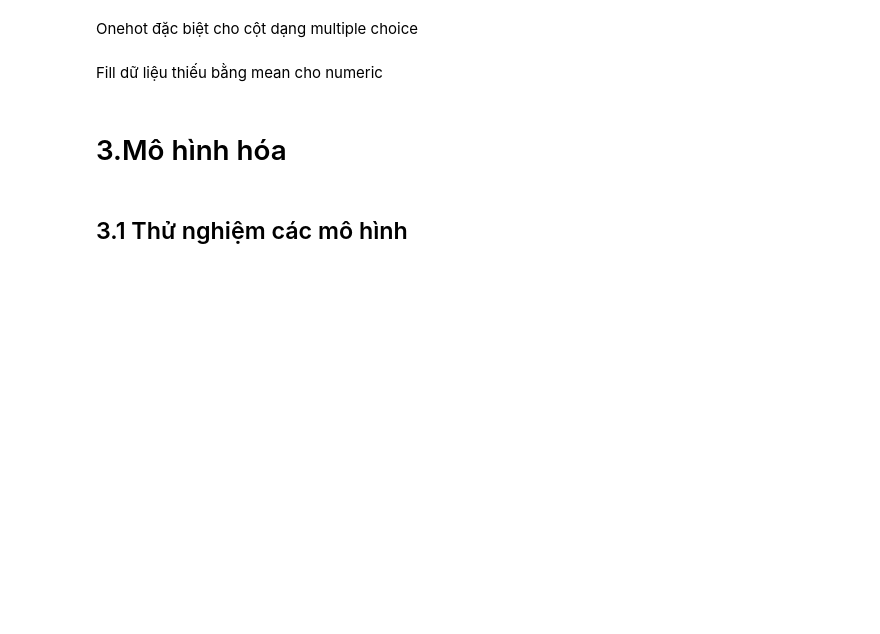
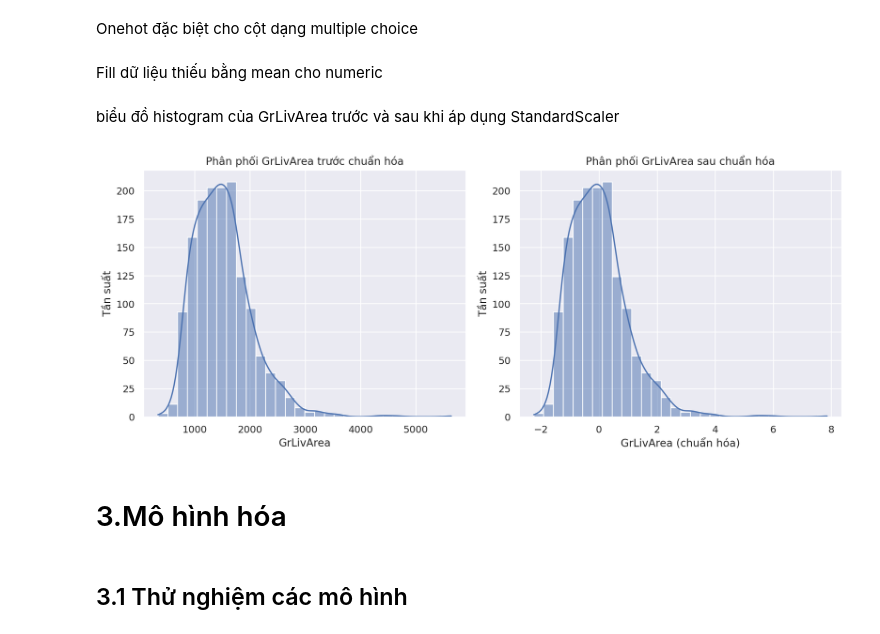
Before and after one commit to tienphat110203/HocMay, a Jupyter notebook: Notebook.ipynb, the cells around one changed output. Saved outputs shown, nothing was run; the diff lists cells and outputs as text; code cells hidden in the pictures; blank space fills up the shorter version.

```diff
--- a/Notebook.ipynb
+++ b/Notebook.ipynb
@@ -386,6 +458,41 @@ preprocessor = ColumnTransformer(
 preprocess_pipeline=Pipeline(steps=[('preprocessor', preprocessor)])
 #,
 #                                   ('scaler', StandardScaler(with_mean=True,with_std=True))])
+# %% [markdown]
+biểu đồ histogram của GrLivArea trước và sau khi áp dụng StandardScaler
+# %%
+
+
+# Load the dataset
+data_df = pd.read_csv('train.csv', index_col=0)
+
+# Select the GrLivArea column
+gr_liv_area = data_df['GrLivArea'].values.reshape(-1, 1)
+
+# Apply StandardScaler
+scaler = StandardScaler()
+gr_liv_area_scaled = scaler.fit_transform(gr_liv_area)
+
+# Create a figure with two subplots
+fig, (ax1, ax2) = plt.subplots(1, 2, figsize=(12, 5))
+
+# Plot histogram before standardization
+sns.histplot(data_df['GrLivArea'], bins=30, kde=True, ax=ax1)
+ax1.set_title('Phân phối GrLivArea trước chuẩn hóa')
+ax1.set_xlabel('GrLivArea')
+ax1.set_ylabel('Tần suất')
+
+# Plot histogram after standardization
+sns.histplot(gr_liv_area_scaled.flatten(), bins=30, kde=True, ax=ax2)
+ax2.set_title('Phân phối GrLivArea sau chuẩn hóa')
+ax2.set_xlabel('GrLivArea (chuẩn hóa)')
+ax2.set_ylabel('Tần suất')
+
+# Adjust layout
+plt.tight_layout()
+plt.show()
+# %% [output]
+[figure, added]
 # %% [markdown]
 # 3.Mô hình hóa
 # %% [markdown]
```
Also changed, not shown: parts of 9 cells of this notebook.
